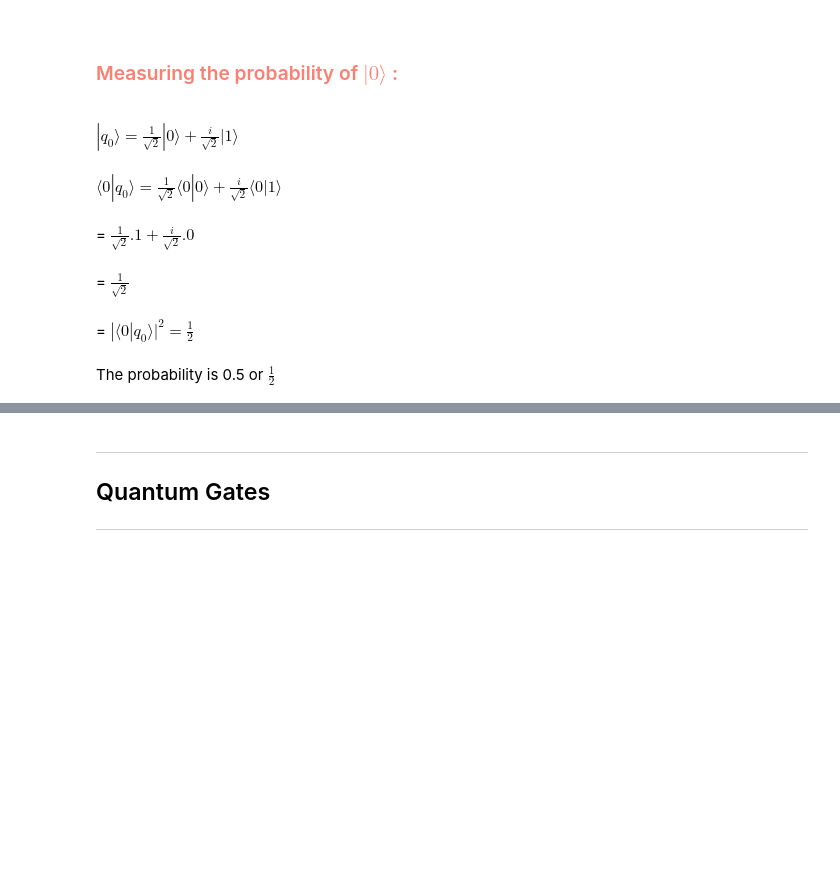
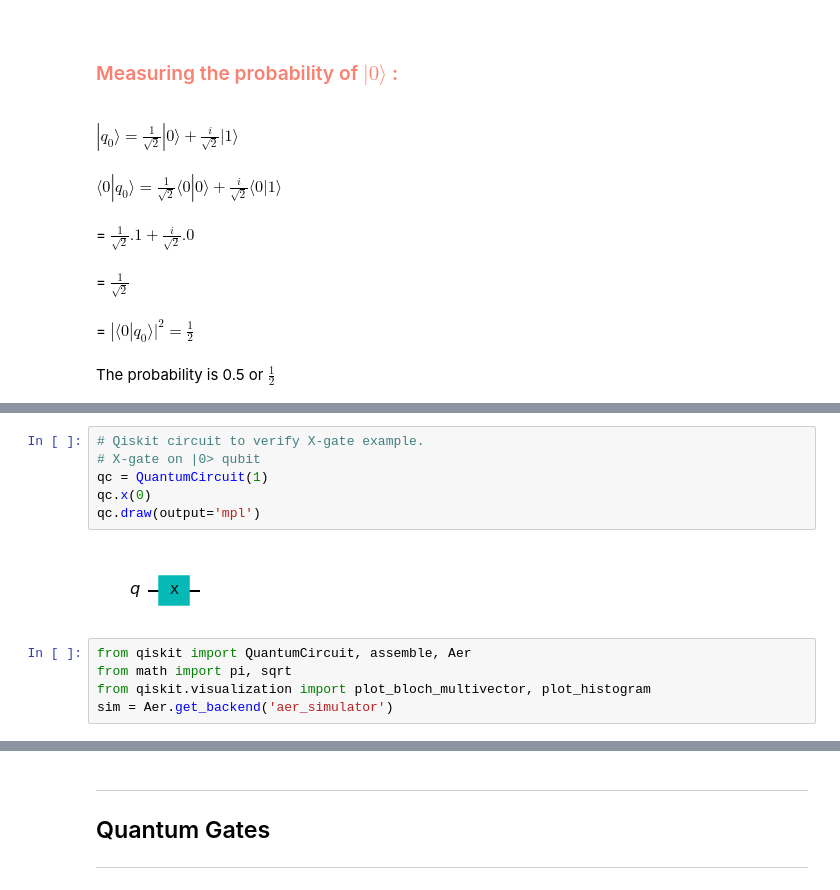
Before and after one commit to alexandrac77/emerging-technologies, a Jupyter notebook: content/Class Notebooks/Quantum Computing.ipynb, the cells around one changed output, grey strips where cells are left out. Drawn from its saved outputs; the diff is of its cells as text; blank space fills up the shorter version.

Commit message:
X-Gate & Pauli Gates work added

```diff
--- a/content/Class Notebooks/Quantum Computing.ipynb
+++ b/content/Class Notebooks/Quantum Computing.ipynb
@@ -185,0 +243,13 @@ The probability is 0.5 or $\frac{1}{2}$
+# %%
+# Qiskit circuit to verify X-gate example.
+# X-gate on |0> qubit
+qc = QuantumCircuit(1)
+qc.x(0)
+qc.draw(output='mpl')
+# %% [output]
+[figure, added]
+# %%
+from qiskit import QuantumCircuit, assemble, Aer
+from math import pi, sqrt
+from qiskit.visualization import plot_bloch_multivector, plot_histogram
+sim = Aer.get_backend('aer_simulator')
```
Also changed, not shown: parts of 14 cells of this notebook.
